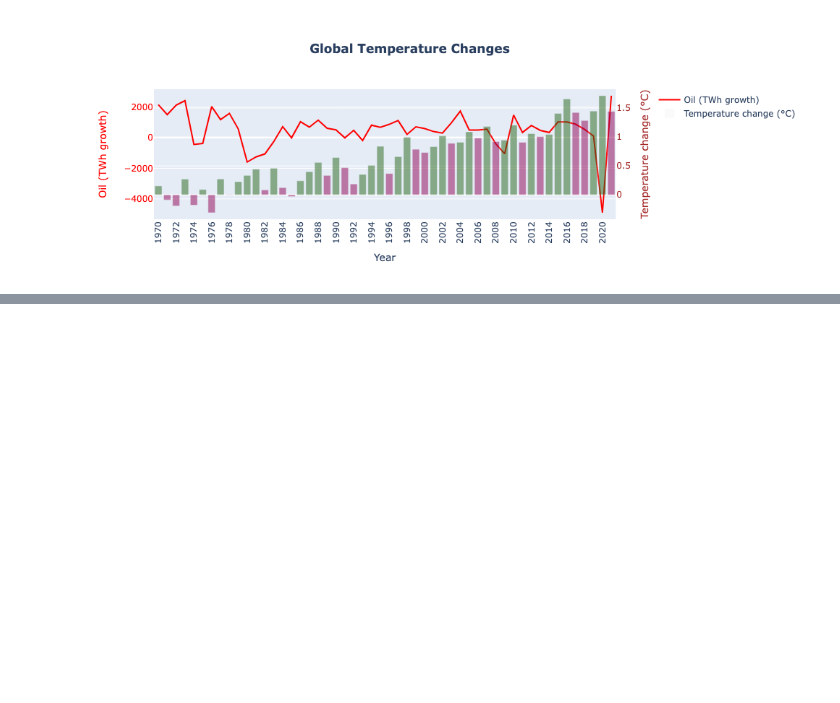
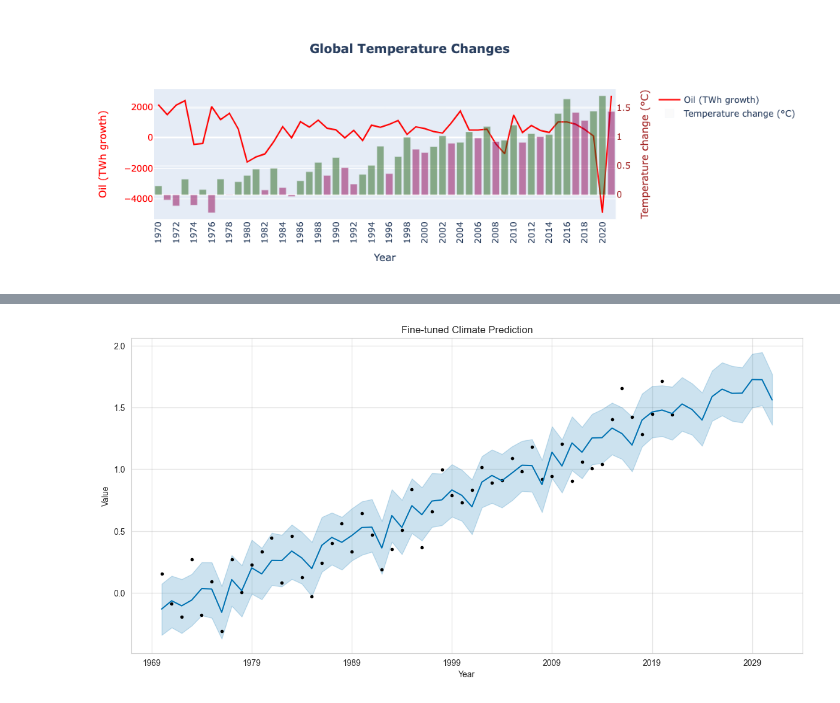
Before and after one commit to cchuang2009/2022-1, a Jupyter notebook: 2024/WorldTemperatureChange.ipynb, the cells around one changed output, grey strips where cells are left out. Drawn from its saved outputs; the diff is of its cells as text; code cells hidden in the pictures; blank space fills up the shorter version.

```diff
--- a/2024/WorldTemperatureChange.ipynb
+++ b/2024/WorldTemperatureChange.ipynb
@@ -286,0 +441,33 @@ fig.show()
+# %%
+# Prepare the data for Prophet
+df_p['oil_growth']=temp_df['Oil (TWh growth)'].values
+
+# Prepare the data for Prophet
+df_p.columns = ['ds', 'y', 'oil_growth']
+df_p['ds'] = pd.to_datetime(df_p['ds'], format='%Y')
+
+# Create the Prophet model
+model = Prophet()
+
+# Add extra regressors
+model.add_regressor('oil_growth')
+
+# Fine-tune the model
+model.add_country_holidays(country_name='US')
+model.add_seasonality(name='monthly', period=12, fourier_order=5)
+model.fit(df_p)
+
+# Make updated annual predictions
+future = model.make_future_dataframe(periods=10, freq='Y')
+future = pd.merge(future, df_p[['ds', 'oil_growth']], on='ds', how='left')
+future['oil_growth'] = future['oil_growth'].fillna(0)
+forecast = model.predict(future)
+
+# Plot the fine-tuned forecast
+fig, ax = plt.subplots(figsize=(12, 6))
+model.plot(forecast, ax=ax)
+ax.set_title('Fine-tuned Climate Prediction')
+ax.set_xlabel('Year')
+ax.set_ylabel('Value')
+plt.show()
+# %% [output]
@@ -286,0 +476 @@ fig.show()
+[figure, added]
```
Also changed, not shown: parts of 14 cells of this notebook, 1 other file.
